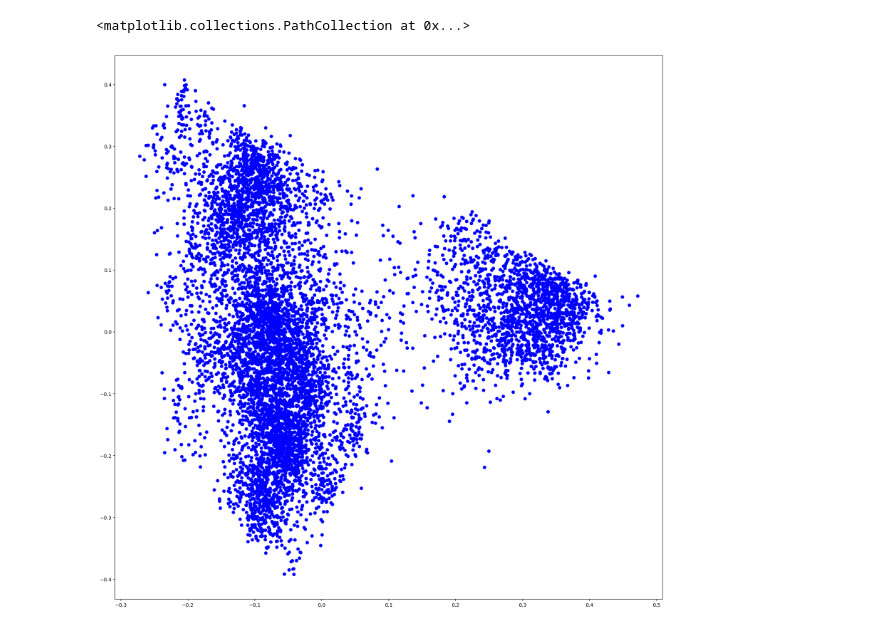
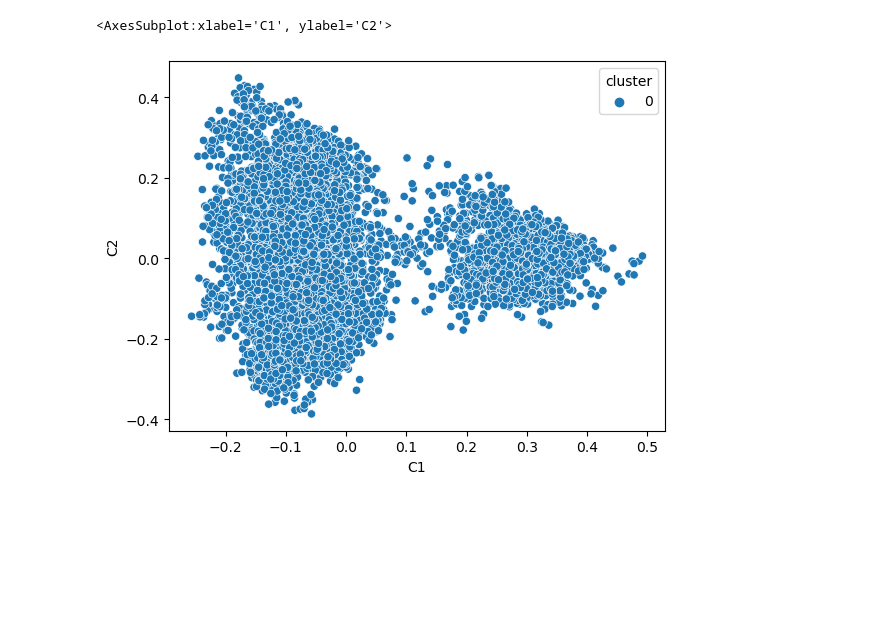
Before and after one commit to MATF-istrazivanje-podataka-1/2023_Data_Mining_Online_news_Dataset, a Jupyter notebook: clustering/dbscan.ipynb, the cells around one changed output. Saved outputs shown, nothing was run; the diff lists cells and outputs as text; code cells hidden in the pictures; blank space fills up the shorter version.

Commit message:
add clustering visualization

```diff
--- a/clustering/dbscan.ipynb
+++ b/clustering/dbscan.ipynb
@@ -55,8 +53,6 @@ print(silhouette_score(X, db.labels_))
 # %%
-fig = plt.figure(figsize = (20,20))
-colors = np.array([x for x in 'brgy'])
-labels = db.fit_predict(X_pca)
-plt.scatter(x = X_pca['C1'], y = X_pca['C2'], color = colors[labels])
+X_pca['cluster'] = pd.Categorical(db.labels_)
+sns.scatterplot(x = "C1", y = "C2", hue = "cluster", data = X_pca)
 # %% [output]
-<matplotlib.collections.PathCollection at 0x...>
+<AxesSubplot:xlabel='C1', ylabel='C2'>
-[figure, old version]
+[figure, new version]
```
Also changed, not shown: parts of 9 cells of this notebook.
